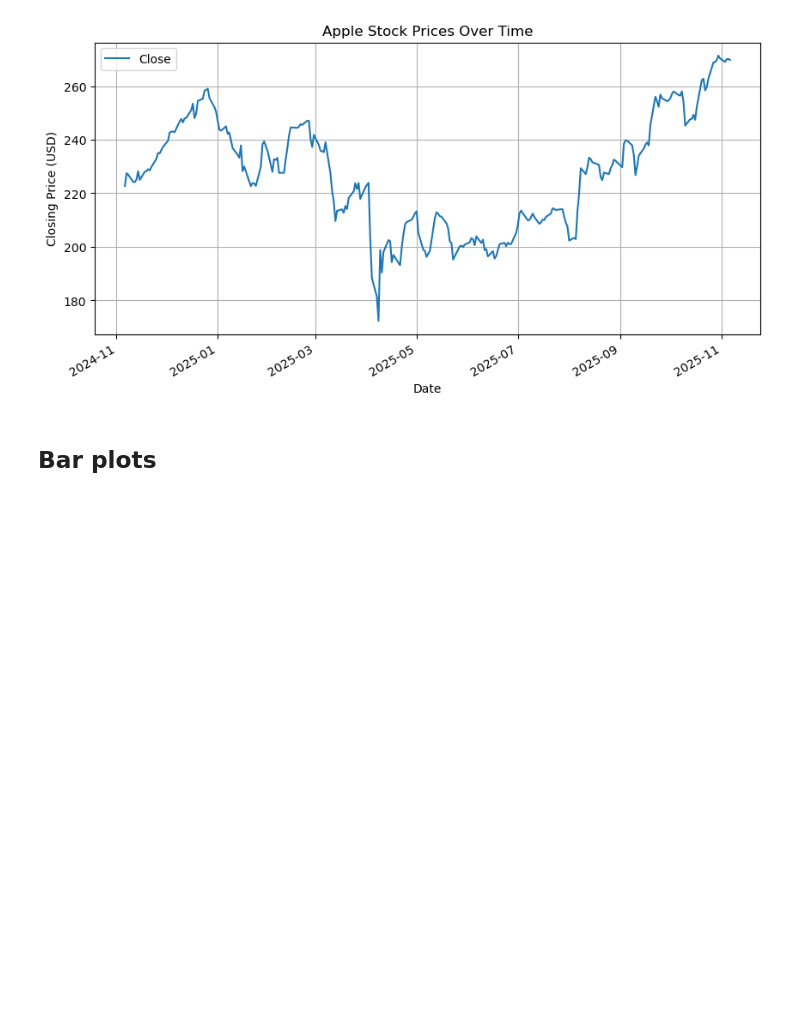
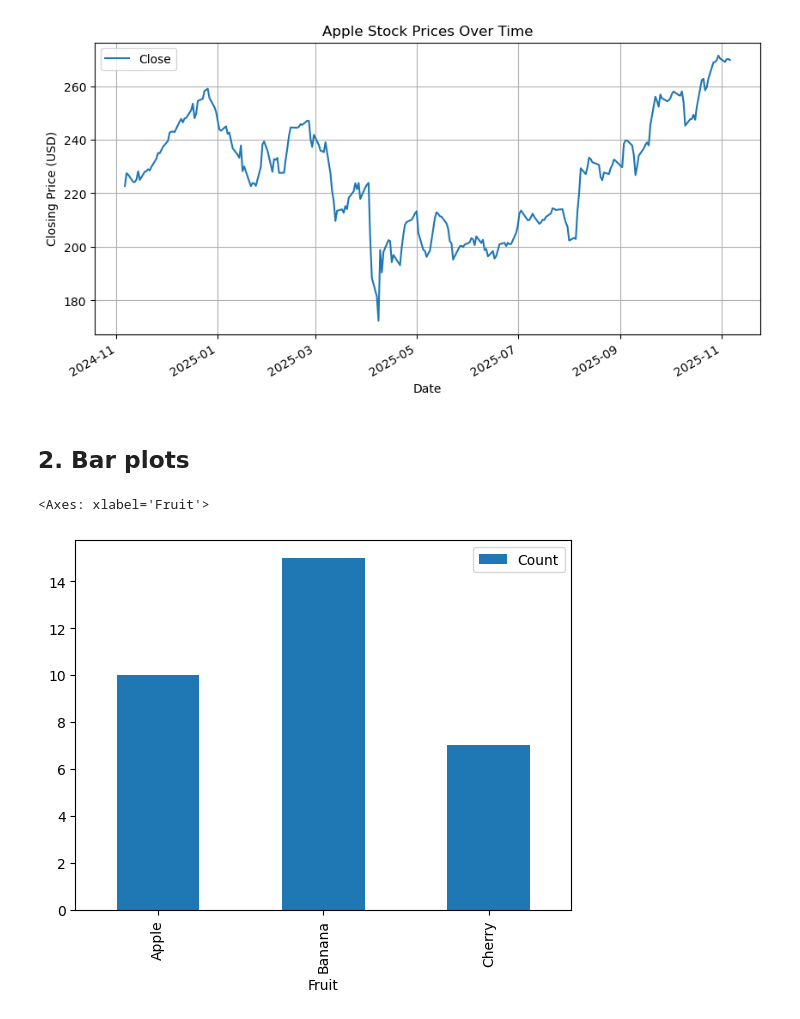
Before and after one commit to nyguerrillagirl/1000doc-python-projects, a Jupyter notebook: pythonProject/statistical_thinking/anaconda_projects/plots_from_dataframes.ipynb, the cells around one changed output. Saved outputs shown, nothing was run; the diff lists cells and outputs as text; code cells hidden in the pictures; blank space fills up the shorter version.

```diff
--- a/pythonProject/statistical_thinking/anaconda_projects/plots_from_dataframes.ipynb
+++ b/pythonProject/statistical_thinking/anaconda_projects/plots_from_dataframes.ipynb
@@ -48,4 +51,10 @@ plt.show()
 # %% [output]
 [figure]
 # %% [markdown]
-## Bar plots
+## 2. Bar plots
+# %%
+df = pd.DataFrame({'Fruit': ['Apple', 'Banana', 'Cherry'], 'Count': [10, 15, 7]})
+df.set_index('Fruit').plot(kind='bar')
+# %% [output]
+<Axes: xlabel='Fruit'>
+[figure, added]
```
Also changed, not shown: parts of 3 cells of this notebook.
